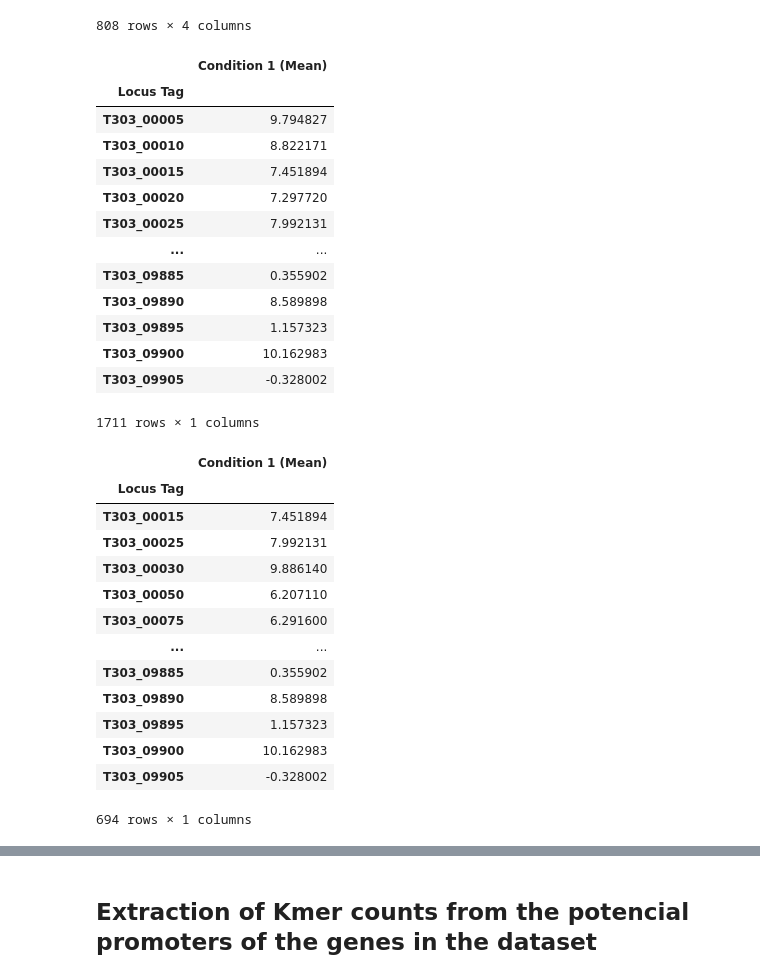
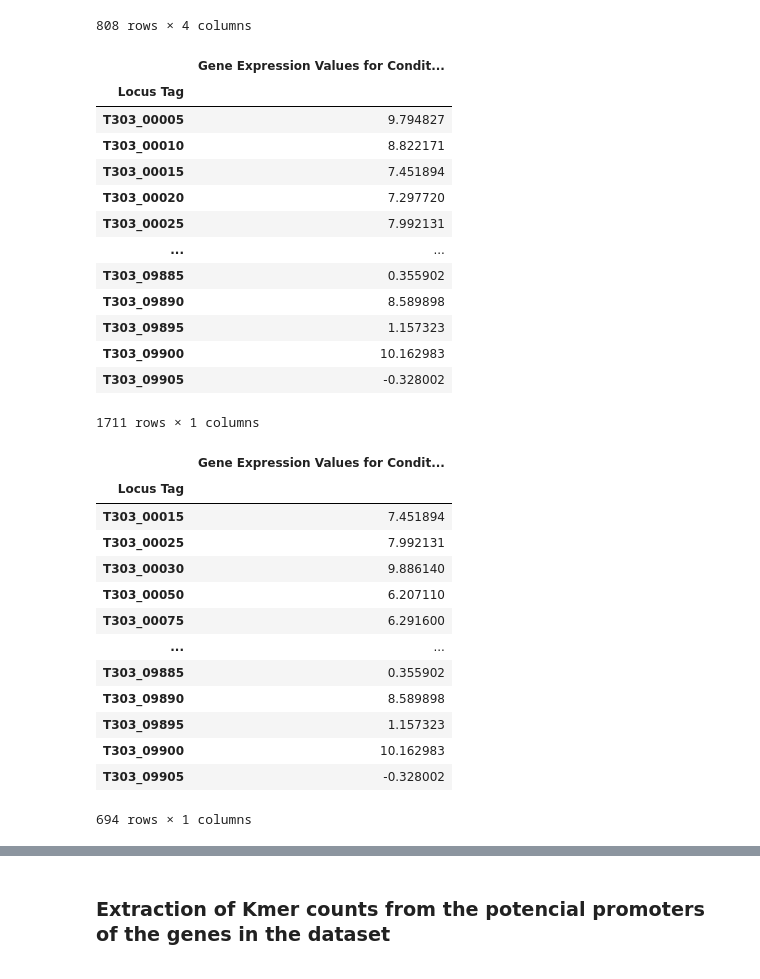
Before and after one commit to camilababo/Application-of-ML-approaches-towards-the-prediction-of-gene-expression-levels-in-S.thermophilus, a Jupyter notebook: ML_pipeline/running_pipeline.ipynb, the cells around one changed output, grey strips where cells are left out. Saved outputs shown, nothing was run; the diff lists cells and outputs as text; code cells hidden in the pictures.

```diff
--- a/ML_pipeline/running_pipeline.ipynb
+++ b/ML_pipeline/running_pipeline.ipynb
@@ -72,12 +73,12 @@ filtered_promoter_df
 # %%
 # Create dataframe with the gene expression values
 
-expression_data = pd.read_excel(r'C:\Users\anaca\Documents\Bioinformática\2_semestre\projeto\dataset_and_overall_data\table_excel_dataset.xlsx')
-expression_df = pd.DataFrame(expression_data, columns=["Locus Tag", "Condition 1 (Mean)"])
+expression_data = pd.read_excel(r'C:\Users\anaca\Documents\Bioinformática\2_semestre\projeto\dataset_and_overall_data\table_excel_dataset.xlsx', sheet_name='log2CPM_AllConditions')
+expression_df = pd.DataFrame(expression_data, columns=["Locus Tag", "Gene Expression Values for Condition 1 (Mean)"])
 expression_df.set_index("Locus Tag", inplace=True)
 expression_df
 # %% [output]
-|  | Condition 1 (Mean) |
+|  | Gene Expression Values for Condit... |
 | Locus Tag |  |
 | T303_00005 | 9.794827 |
 | T303_00010 | 8.822171 |
@@ -100,7 +101,7 @@ filtered_locus_tag_list = filtered_promoter_df['Locus Tag'].tolist()
 final_expression_df = expression_df[expression_df.index.isin(filtered_locus_tag_list)]
 final_expression_df
 # %% [output]
-|  | Condition 1 (Mean) |
+|  | Gene Expression Values for Condit... |
 | Locus Tag |  |
 | T303_00015 | 7.451894 |
 | T303_00025 | 7.992131 |
@@ -135,7 +136,7 @@ final_promoter_df
 | 807 | Promoter | T303_09905 | [1844132:1845461](+) | CTTTTCATTGTCAAAAAAACTAGCCTTAAAATA... |
 694 rows × 4 columns
 # %% [markdown]
-## Extraction of Kmer counts from the potencial promoters of the genes in the dataset
+### Extraction of Kmer counts from the potencial promoters of the genes in the dataset
 # %%
 # Create dictionary with locus tag as key and promoter sequence as value
 
```
Also changed, not shown: parts of 27 cells of this notebook, 2 other files.
